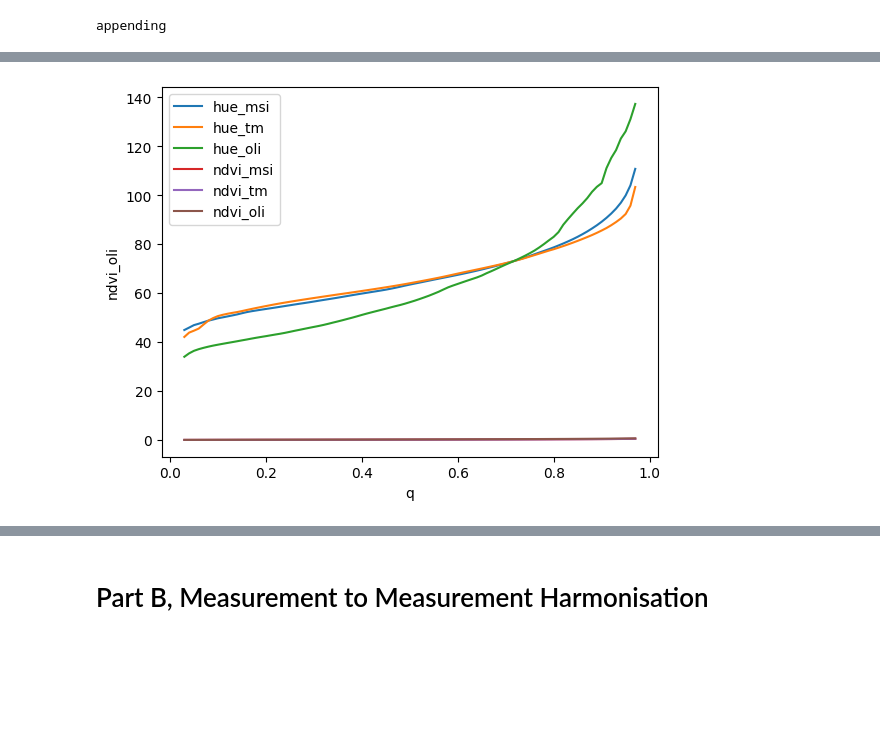
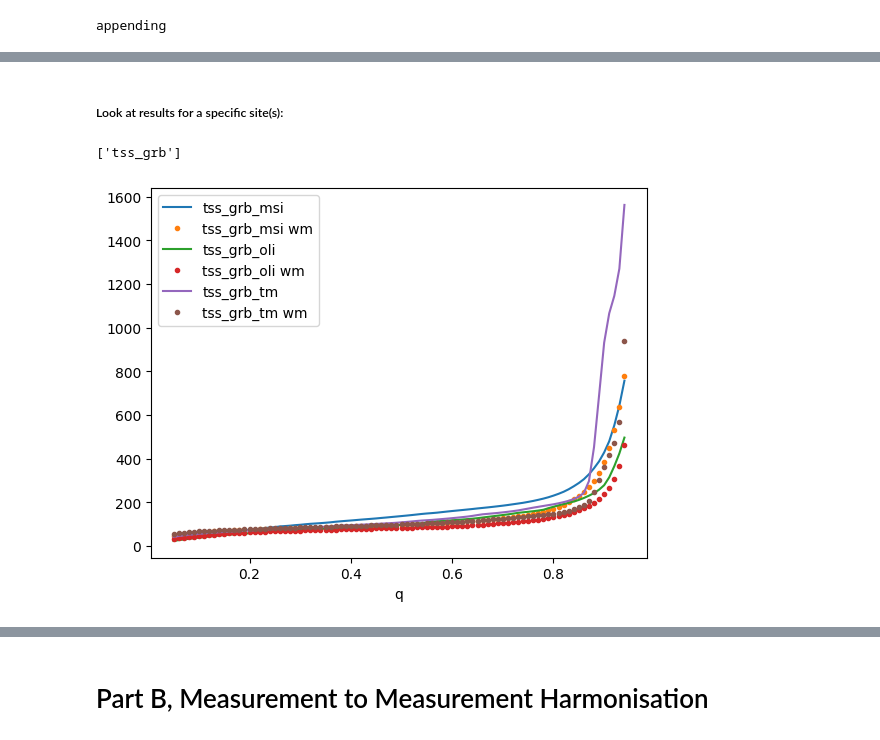
Before and after one commit to digitalearthafrica/deafrica_water_quality, a Jupyter notebook: WP2.2/WP2.2.ipynb, the cells around one changed output, grey strips where cells are left out. Drawn from its saved outputs; the diff is of its cells as text; code cells hidden in the pictures; blank space fills up the shorter version.

```diff
--- a/WP2.2/WP2.2.ipynb
+++ b/WP2.2/WP2.2.ipynb
@@ -173,3 +162,3 @@ a_log
 # %%
 # reset on log file to start again  (comment this in/out):
-a_log.loc[a_log['PlaceName']==placename,'Status'] = 100
+#a_log.loc[a_log['PlaceName']==placename,'Status'] = 100
@@ -1014,0 +603,17 @@ Looking for Lake Bogoria
+# %%
+# Merge distributions (from all the sample places) and write to .nc file
+# ---------------------------------------------------------------------------------------------
+a_log = pd.read_csv('/home/jovyan/dev/deafrica_water_quality/WP2.2/parta_log.csv')
+all_results_filename = '22A'
+results_directory = '/home/jovyan/deafrica_water_quality/wq_results/'
+
+wq_stats = merge_stats(a_log,all_results_filename,results_directory)
+
+#save in the work-package area:
+wq_stats.to_netcdf('/home/jovyan/dev/deafrica_water_quality/WP2.2/targ_ref_lookup.csv')
+
+distributions = wq_stats.drop_dims('place')
+for variable in wq_stats.data_vars:
+    if 'q' in wq_stats[variable].sizes :
+        distributions[variable] =  (wq_stats.loc[{'q':wq_stats.q[0:101]}][variable] * wq_stats.n).sum(dim='place') / wq_stats.n.sum()
+distributions.to_netcdf('distributions.nc')
@@ -1014,0 +801,2 @@ Looking for Lake Bogoria
+# %% [markdown]
+##### Look at results for a specific site(s):
@@ -1015,10 +828,40 @@ Looking for Lake Bogoria
 # %%
-# now we can plot the distributions for comparable variables across all test sites...
-for instr in 'hue_msi','hue_tm','hue_oli','ndvi_msi','ndvi_tm','ndvi_oli',:
-    wq_stats.loc[{'q':dsr.q[3:98]}][instr].mean(dim='place').plot(label=instr)
-plt.legend()
-plt.show()
+# --- visualise results for selected variables across all test sites...
 
+mmt={}
+mmt['ndci']         = ['ndci_msi54', 'ndci_msi64', 'ndci_msi74', 'ndci_tm43','ndci_oli54']
+mmt['chla_toming']  = ['chla_toming_msi']
+mmt['chla_3bda']    = ['chla_3bda_msi', 'chla_3bda_oli','chla_3bda_tm']
+mmt['chla_tebbs']   = ['chla_tebbs_msi', 'chla_tebbs_oli','chla_tebbs_tm']
+mmt['chla_meris2b'] = ['chla_meris2b_msi', 'chla_modis2b_msi','chla_modis2b_tm']
+mmt['ndssi_rg']     = ['ndssi_rg_msi'  , 'ndssi_rg_oli', 'ndssi_rg_tm', 'ndssi_bnir_oli']
+mmt['ti_yu']        = ['ti_yu_oli', 'ti_yu_tm']
+mmt['tsm_lym']      = ['tsm_lym_oli','tsm_lym_msi','tsm_lym_tm']
+mmt['tss_grb'] = ['tss_grb_msi', 'tss_grb_oli','tss_grb_tm']
+mmt['tss_gr']  = ['tss_gr_msi', 'tss_gr_oli', 'tss_gr_tm']
+mmt['spm_qiu'] = ['spm_qiu_tm', 'spm_qiu_msi']
+mmt['fai']     = ['fai_tm', 'fai_oli', 'fai_msi']
+mmt['ndvi']    = ['ndvi_tm', 'ndvi_oli', 'ndvi_msi']
+mmt['hue']     = ['hue_tm', 'hue_oli', 'hue_msi']
+
+measurements = list(mmt.keys())
+measurements = ['ndci']
+i = 8
+
+q0 = 5
+q1 = 95
+measurements = [list(mmt.keys())[i]]
+print(measurements)
+for m in list(measurements):
+    for variable in mmt[m]:
+        wq_stats.loc[{'q':wq_stats.q[q0:q1]}][variable].mean(dim='place').plot(label=variable)
+        ((wq_stats.loc[{'q':wq_stats.q[q0:q1]}][variable] * wq_stats.n).sum(dim='place') / wq_stats.n.sum()).plot(label=variable+' wm',linestyle='',marker='.')
+
+
+    plt.legend()
+    plt.show()
+i += 1
 #conclude that msi54 is the best distribution for haarteesport dam
 # %% [output]
+['tss_grb']
-[figure, old version]
+[figure, new version]
```
Also changed, not shown: parts of 54 cells of this notebook.
